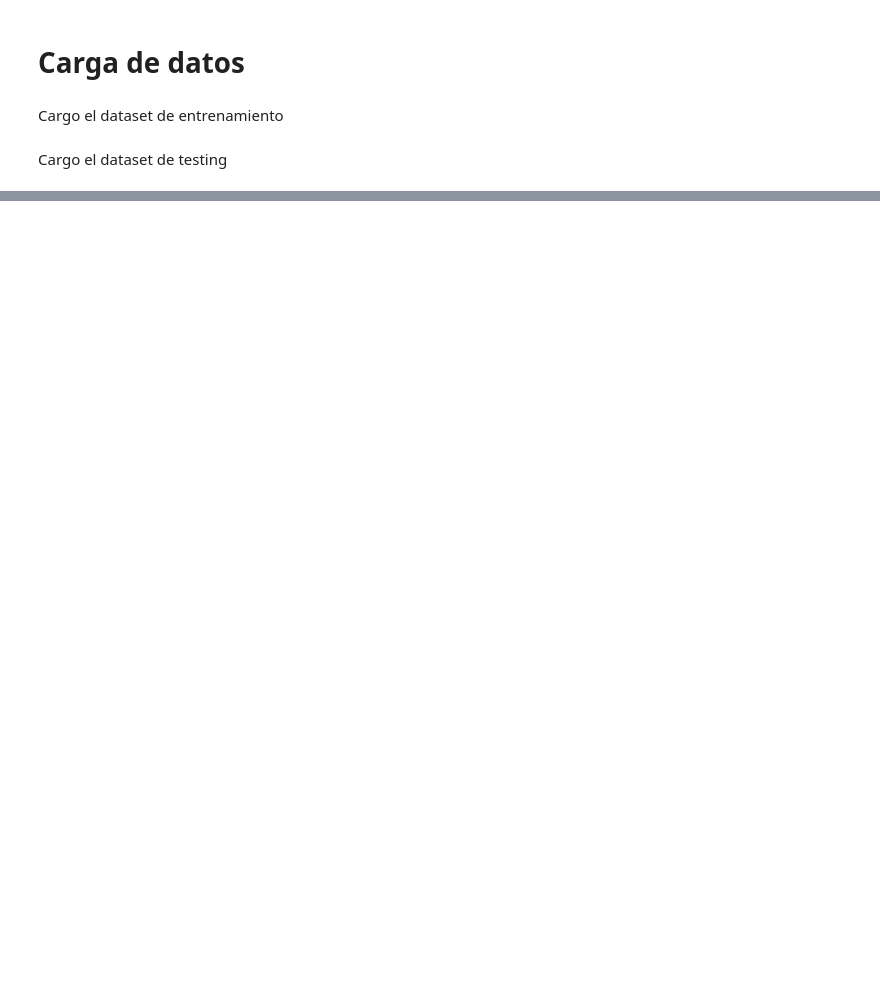
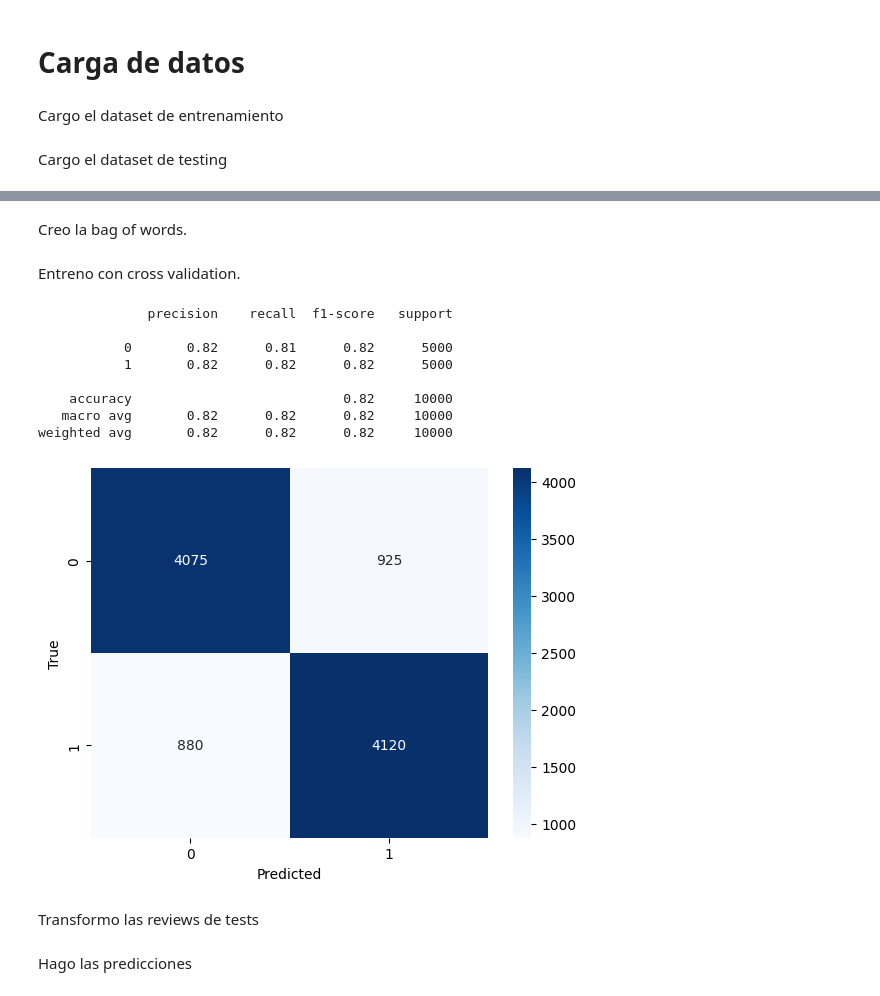
Before and after one commit to regexPattern/fiuba-organizacion-de-datos, a Jupyter notebook: tp2/notebooks/experimentacion/7506R_TP2_GRUPO11_ENTREGA_N2.ipynb, the cells around one changed output, grey strips where cells are left out. Drawn from its saved outputs; the diff is of its cells as text; code cells hidden in the pictures; blank space fills up the shorter version.

```diff
--- a/tp2/notebooks/experimentacion/7506R_TP2_GRUPO11_ENTREGA_N2.ipynb
+++ b/tp2/notebooks/experimentacion/7506R_TP2_GRUPO11_ENTREGA_N2.ipynb
@@ -203,0 +153,61 @@ df_export.drop(["reviews"], axis="columns", inplace=True)
+# %%
+params_grid = {
+  'booster': ['gbtree'],
+  'n_estimators': range(1, 50),
+  'max_depth': range(1, 25),
+  'learning_rate': np.linspace(0, 1, 300),
+  'min_child_weight': range(1, 8),
+  'colsample_bytree': np.linspace(0, 1),
+  'reg_alpha': np.linspace(0, 1),
+  'reg_lambda': np.linspace(0, 1)
+}
+# %% [markdown]
+Creo la bag of words.
+# %%
+vec = CountVectorizer(preprocessor=limpiar_texto,
+                      tokenizer=tokenizar,
+                      stop_words=stopword_list_tokenized)
+
+X_train_bag = vec.fit_transform(X_train)
+X_test_bag = vec.transform(X_test)
+# %% [markdown]
+Entreno con cross validation.
+# %%
+xgb_base = xgb.XGBClassifier()
+
+if exists('xgb_lower_token_stopword_countvectorizer.joblib') == False:
+  randomcv = RandomizedSearchCV(xgb_base,
+                                params_grid,
+                                cv=5,
+                                scoring='f1_micro',
+                                n_iter=2,
+                                random_state=13)
+
+  randomcv_prueba = randomcv.fit(X_train_bag, y_train_num)
+
+  print(str(randomcv_prueba.best_params_))
+  print(str(randomcv_prueba.best_score_))
+else:
+  xgb_model_countvec = load('xgb_lower_token_stopword_countvectorizer.joblib')
+# %%
+if exists('xgb_lower_token_stopword_countvectorizer.joblib') == False:
+  xgb_model_countvec = xgb.XGBClassifier()
+
+  xgb_model_countvec.set_params(**randomcv_prueba.best_params_)
+
+xgb_model_countvec.fit(X_train_bag, y_train_num)
+y_pred_test = xgb_model_countvec.predict(X_test_bag)
+# %%
+metricas(y_pred_test, y_test_num)
+# %% [output]
+              precision    recall  f1-score   support
+
+           0       0.82      0.81      0.82      5000
+           1       0.82      0.82      0.82      5000
+
+    accuracy                           0.82     10000
+   macro avg       0.82      0.82      0.82     10000
+weighted avg       0.82      0.82      0.82     10000
+[figure, added]
+# %% [markdown]
+Transformo las reviews de tests
@@ -203,0 +216,2 @@ df_export.drop(["reviews"], axis="columns", inplace=True)
+# %% [markdown]
+Hago las predicciones
```
Also changed, not shown: parts of 174 cells of this notebook, 3 other files.
